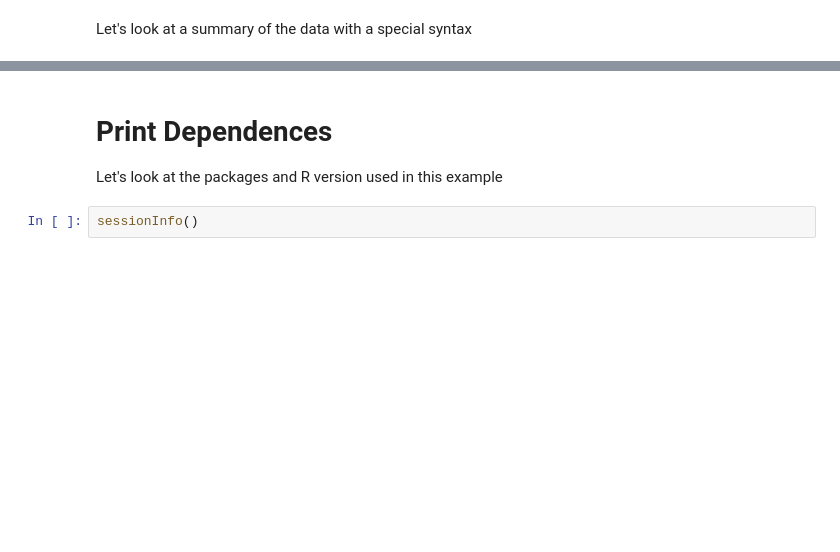
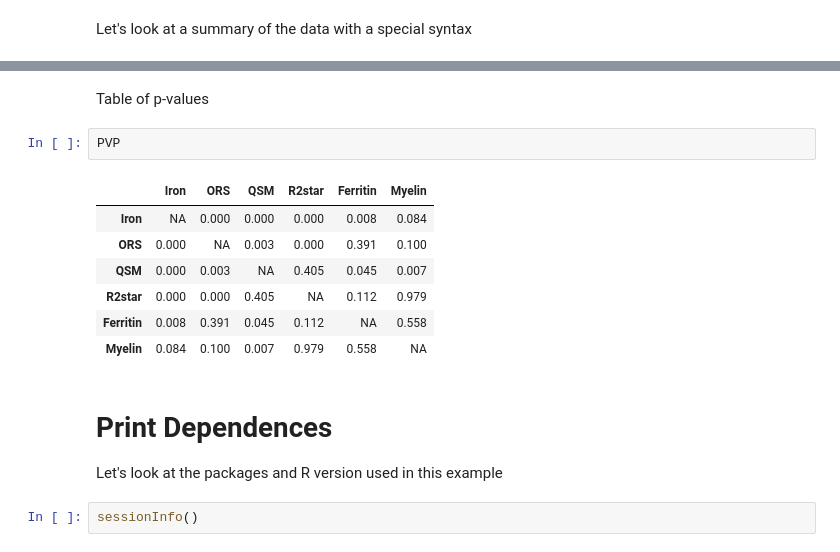
Before and after one commit to DC-3T/Gorter_R_tutorial, a Jupyter notebook: Correlations_Correlograms_R.ipynb, the cells around one changed output, grey strips where cells are left out. Saved outputs shown, nothing was run; the diff lists cells and outputs as text; blank space fills up the shorter version.

```diff
--- a/Correlations_Correlograms_R.ipynb
+++ b/Correlations_Correlograms_R.ipynb
@@ -66,3 +95,15 @@ ggpairs(Data, columns = 1:6,title="correlogram with ggpairs()") #note that you c
+# %% [markdown]
+Table of p-values
+# %%
+PVP
+# %% [output]
+|  | Iron | ORS | QSM | R2star | Ferritin | Myelin |
+| Iron | NA | 0.000 | 0.000 | 0.000 | 0.008 | 0.084 |
+| ORS | 0.000 | NA | 0.003 | 0.000 | 0.391 | 0.100 |
+| QSM | 0.000 | 0.003 | NA | 0.405 | 0.045 | 0.007 |
+| R2star | 0.000 | 0.000 | 0.405 | NA | 0.112 | 0.979 |
+| Ferritin | 0.008 | 0.391 | 0.045 | 0.112 | NA | 0.558 |
+| Myelin | 0.084 | 0.100 | 0.007 | 0.979 | 0.558 | NA |
 # %% [markdown]
 # Print Dependences
 Let's look at the packages and R version used in this example
```
Also changed, not shown: parts of 18 cells of this notebook.
